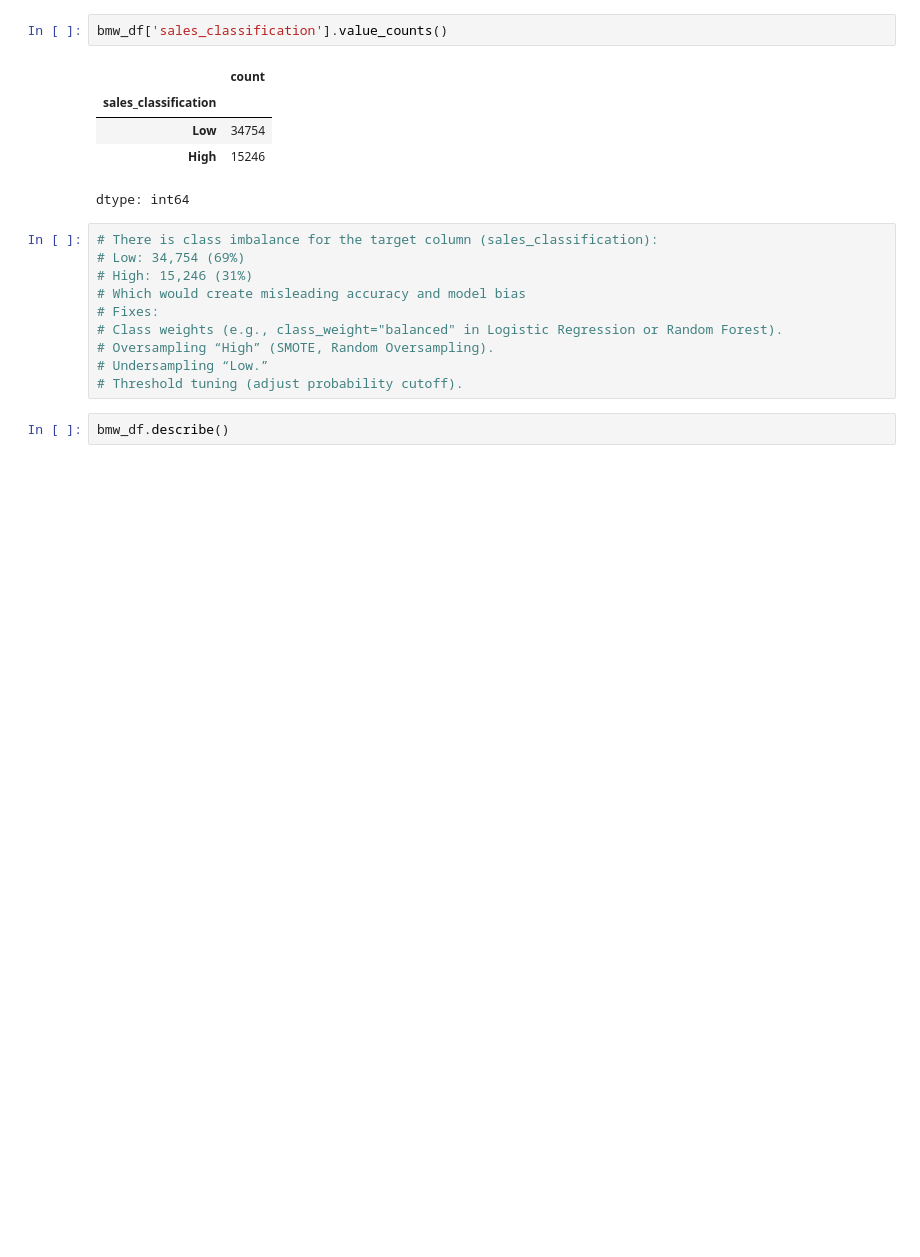
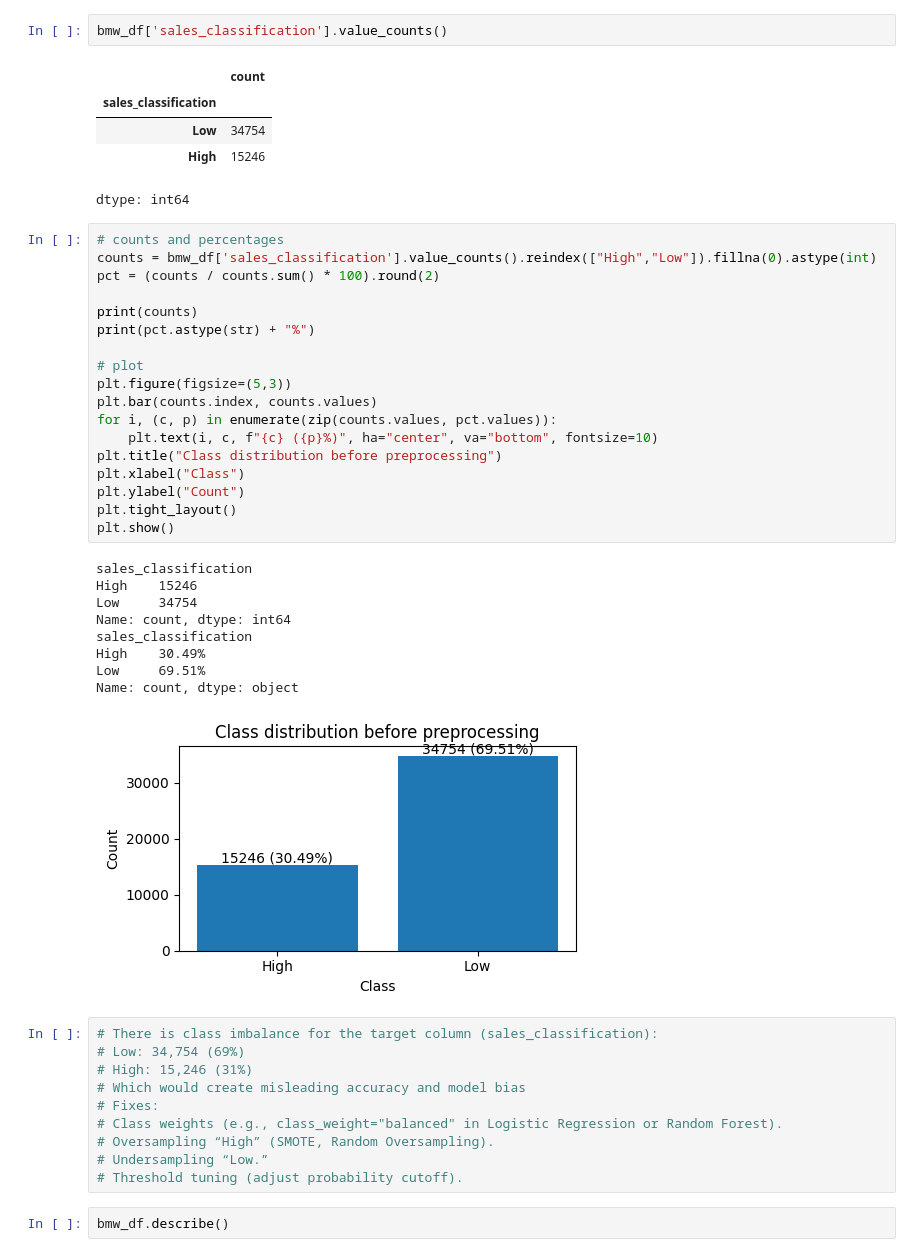
Before and after one commit to nhathuyphan97/bmw-sales-classification, a Jupyter notebook: notebooks/morehouse_capstone.ipynb, the cells around one changed output. Drawn from its saved outputs; the diff is of its cells as text; blank space fills up the shorter version.

```diff
--- a/notebooks/morehouse_capstone.ipynb
+++ b/notebooks/morehouse_capstone.ipynb
@@ -100,6 +100,34 @@ bmw_df['sales_classification'].value_counts()
 | Low | 34754 |
 | High | 15246 |
 dtype: int64
+# %%
+# counts and percentages
+counts = bmw_df['sales_classification'].value_counts().reindex(["High","Low"]).fillna(0).astype(int)
+pct = (counts / counts.sum() * 100).round(2)
+
+print(counts)
+print(pct.astype(str) + "%")
+
+# plot
+plt.figure(figsize=(5,3))
+plt.bar(counts.index, counts.values)
+for i, (c, p) in enumerate(zip(counts.values, pct.values)):
+    plt.text(i, c, f"{c} ({p}%)", ha="center", va="bottom", fontsize=10)
+plt.title("Class distribution before preprocessing")
+plt.xlabel("Class")
+plt.ylabel("Count")
+plt.tight_layout()
+plt.show()
+# %% [output]
+sales_classification
+High    15246
+Low     34754
+Name: count, dtype: int64
+sales_classification
+High    30.49%
+Low     69.51%
+Name: count, dtype: object
+[figure, added]
 # %%
 # There is class imbalance for the target column (sales_classification):
 # Low: 34,754 (69%)
```
Also changed, not shown: parts of 7 cells of this notebook.
